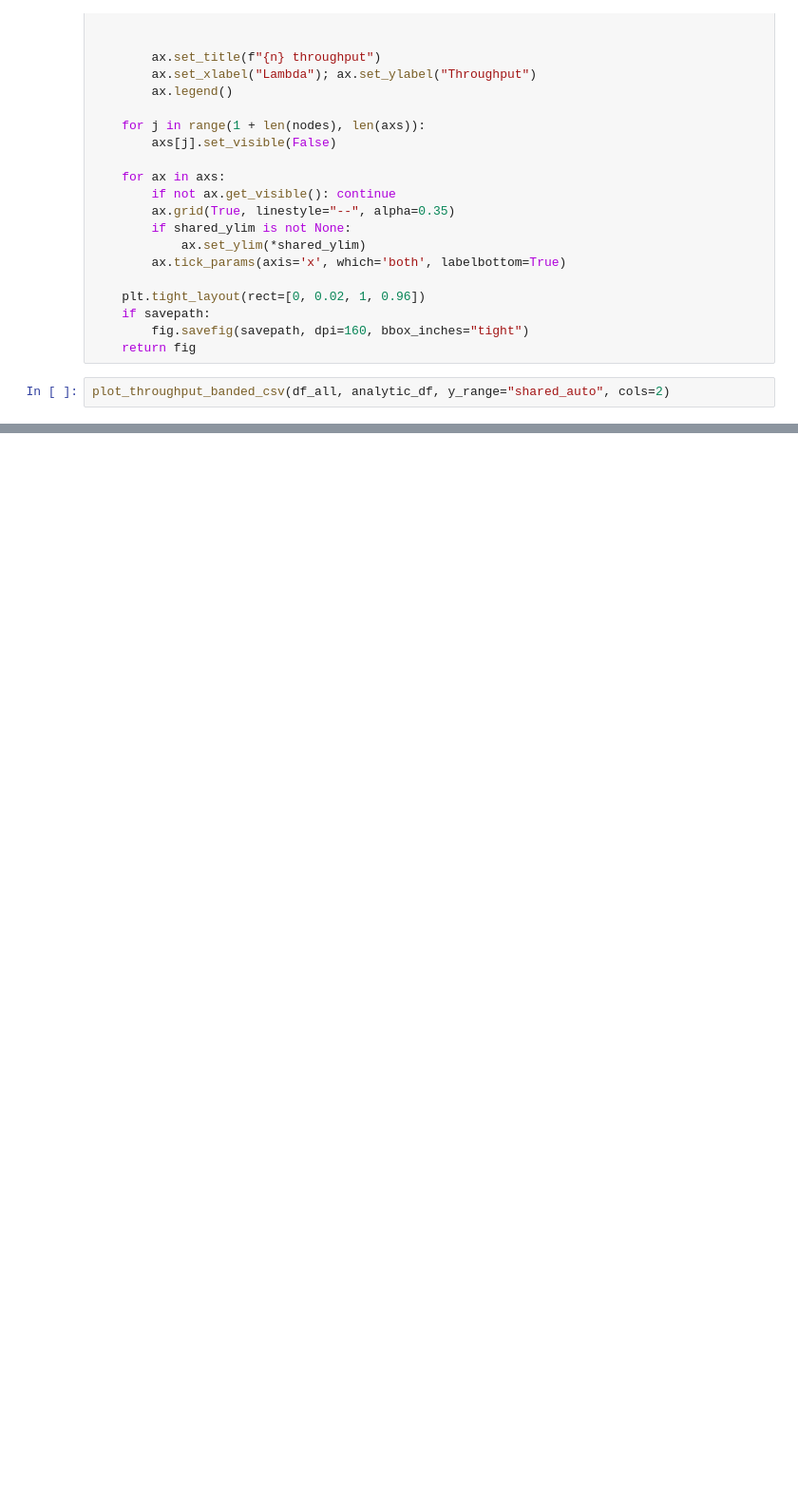
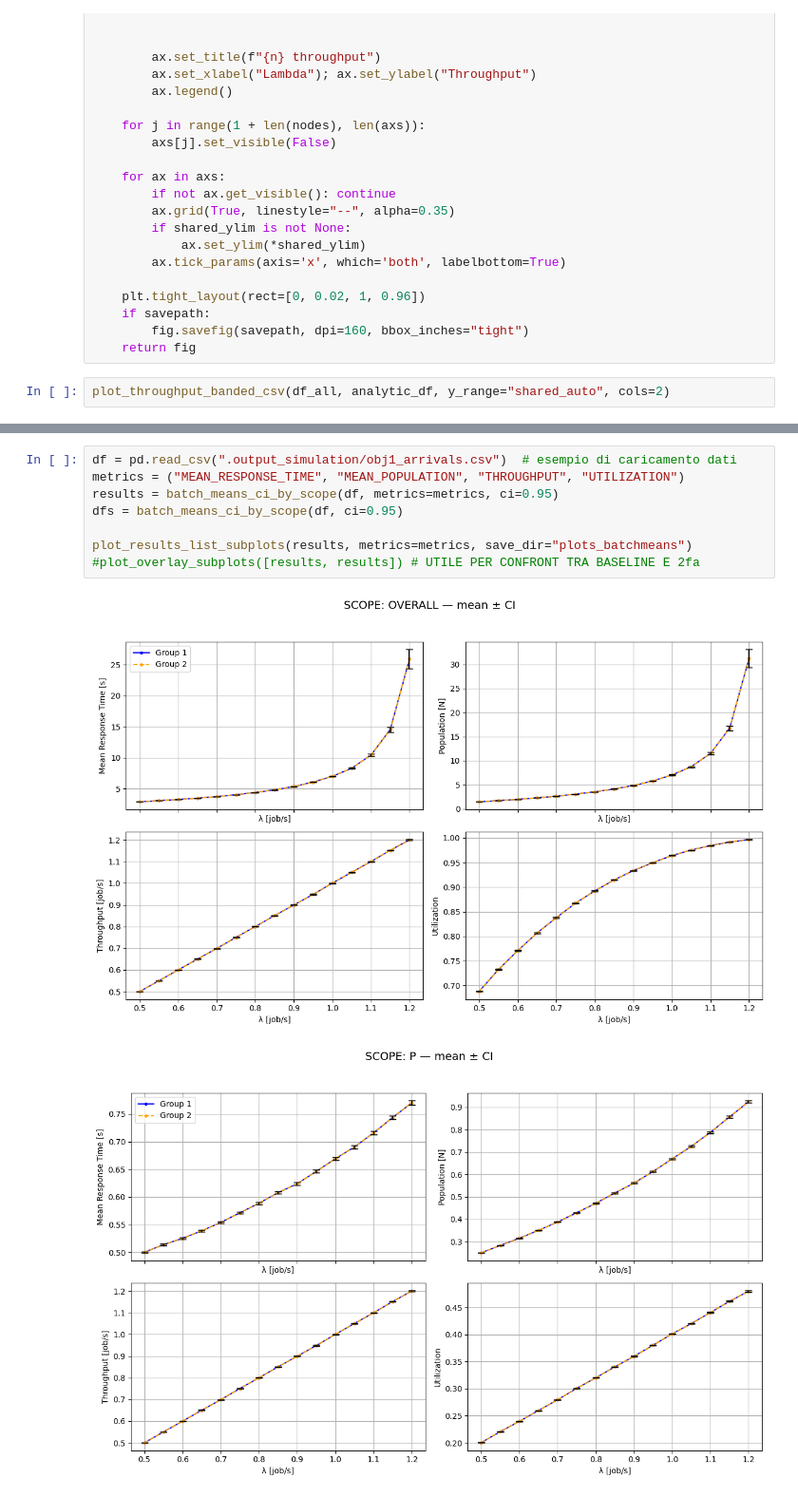
Before and after one commit to Dissan97/PMCNS-PROJECT, a Jupyter notebook: Grafici.ipynb, the cells around one changed output, grey strips where cells are left out. Shown at 95% size. Drawn from its saved outputs; the diff is of its cells as text; blank space fills up the shorter version.

```diff
--- a/Grafici.ipynb
+++ b/Grafici.ipynb
@@ -935,0 +1268,11 @@ plot_throughput_banded_csv(df_all, analytic_df, y_range="shared_auto", cols=2)
+# %%
+df = pd.read_csv(".output_simulation/obj1_arrivals.csv")  # esempio di caricamento dati
+metrics = ("MEAN_RESPONSE_TIME", "MEAN_POPULATION", "THROUGHPUT", "UTILIZATION")
+results = batch_means_ci_by_scope(df, metrics=metrics, ci=0.95)
+dfs = batch_means_ci_by_scope(df, ci=0.95)
+
+plot_results_list_subplots(results, metrics=metrics, save_dir="plots_batchmeans")
+#plot_overlay_subplots([results, results]) # UTILE PER CONFRONT TRA BASELINE E 2fa
+# %% [output]
+[figure, added]
+[figure, added]
```
Also changed, not shown: parts of 2 cells of this notebook.
